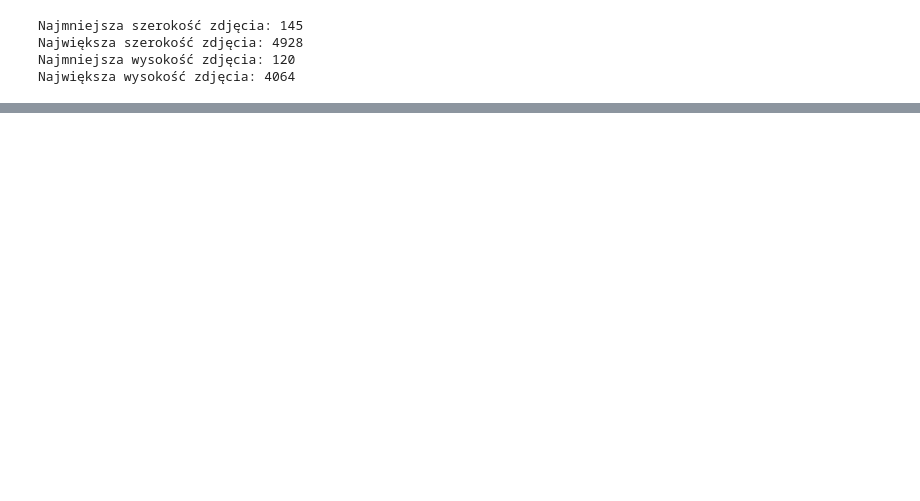
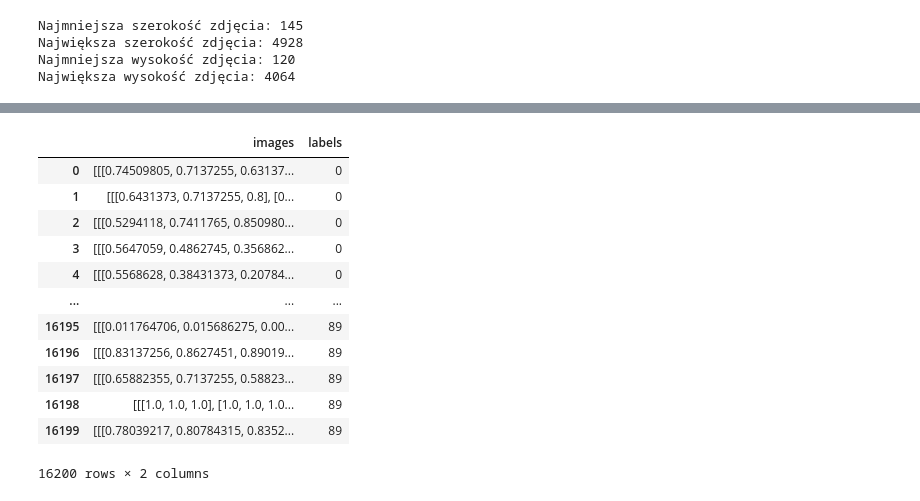
Before and after one commit to Miczel00/ZUM_Project, a Jupyter notebook: Data_cleaning.ipynb, the cells around one changed output, grey strips where cells are left out. Drawn from its saved outputs; the diff is of its cells as text; code cells hidden in the pictures; blank space fills up the shorter version.

```diff
--- a/Data_cleaning.ipynb
+++ b/Data_cleaning.ipynb
@@ -298,13 +327,0 @@ def adjust_brightness(image, brightness_range=(0.8, 1.2)):
-# %%
-cropped_images = []
-brightness_adjusted_images = []
-
-for img_info in df['rescaled_images']:
-    cropped = crop_image(img_info, crop_size=(400, 400))
-    cropped_images.append(cropped)
-
-    brightness_adjusted = adjust_brightness(img_info, brightness_range=(0.8, 1.2))
-    brightness_adjusted_images.append(brightness_adjusted)
-
-df['cropped_images'] = cropped_images
-df['brightness_adjusted_images'] = brightness_adjusted_images
@@ -310,0 +330,20 @@ df['brightness_adjusted_images'] = brightness_adjusted_images
+# %%
+df = pd.concat([pd.concat([df['resized_images'], df['cropped_images'], df['brightness_adjusted_images']], join='outer', ignore_index=True), pd.concat([df['label'], df['label'], df['label']], join='outer', ignore_index=True)], axis=1, ignore_index=True)
+# %%
+df.rename(columns={0: 'images', 1: 'labels'}, inplace=True)
+# %%
+df
+# %% [output]
+|  | images | labels |
+| 0 | [[[0.74509805, 0.7137255, 0.63137... | 0 |
+| 1 | [[[0.6431373, 0.7137255, 0.8], [0... | 0 |
+| 2 | [[[0.5294118, 0.7411765, 0.850980... | 0 |
+| 3 | [[[0.5647059, 0.4862745, 0.356862... | 0 |
+| 4 | [[[0.5568628, 0.38431373, 0.20784... | 0 |
+| ... | ... | ... |
+| 16195 | [[[0.011764706, 0.015686275, 0.00... | 89 |
+| 16196 | [[[0.83137256, 0.8627451, 0.89019... | 89 |
+| 16197 | [[[0.65882355, 0.7137255, 0.58823... | 89 |
+| 16198 | [[[1.0, 1.0, 1.0], [1.0, 1.0, 1.0... | 89 |
+| 16199 | [[[0.78039217, 0.80784315, 0.8352... | 89 |
+16200 rows × 2 columns
```
Also changed, not shown: parts of 30 cells of this notebook.
